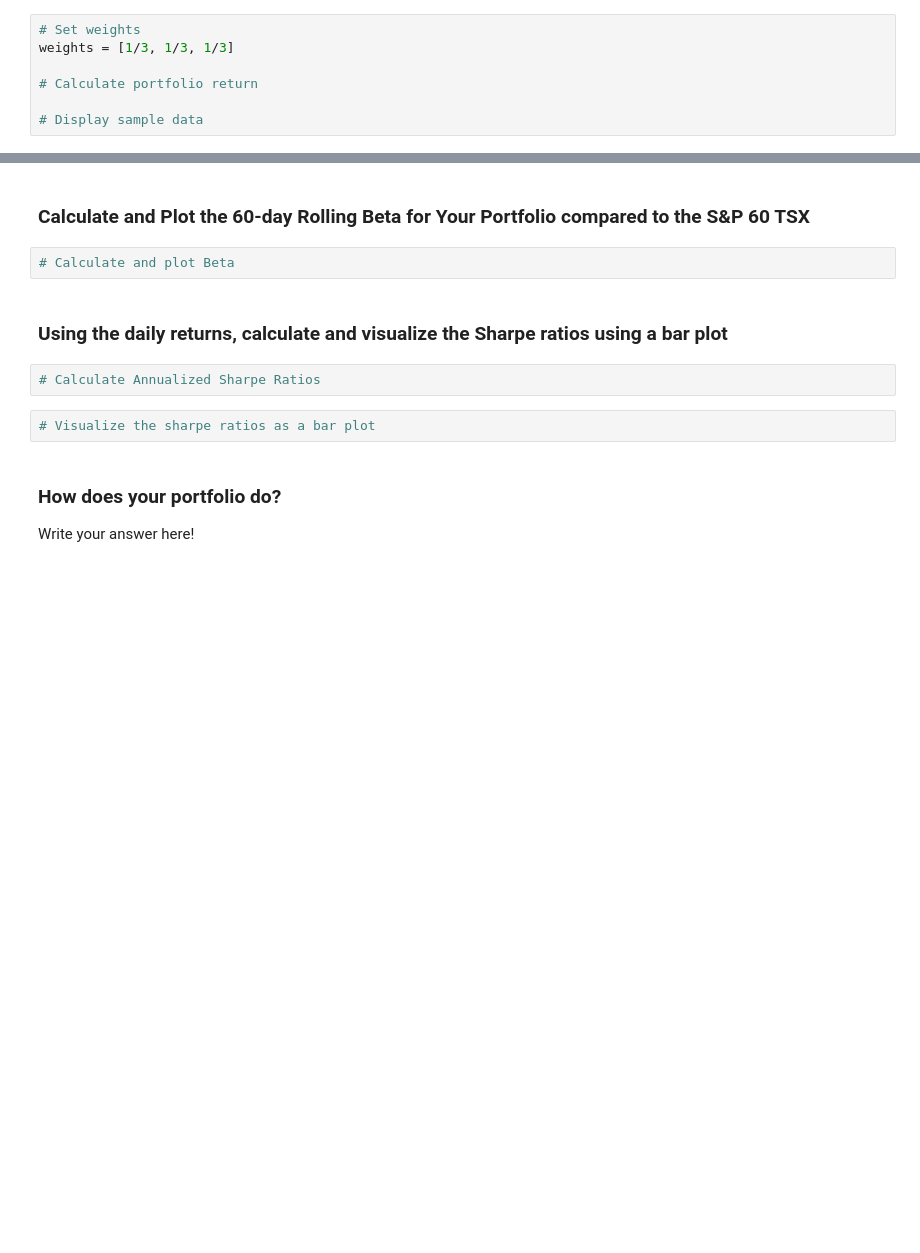
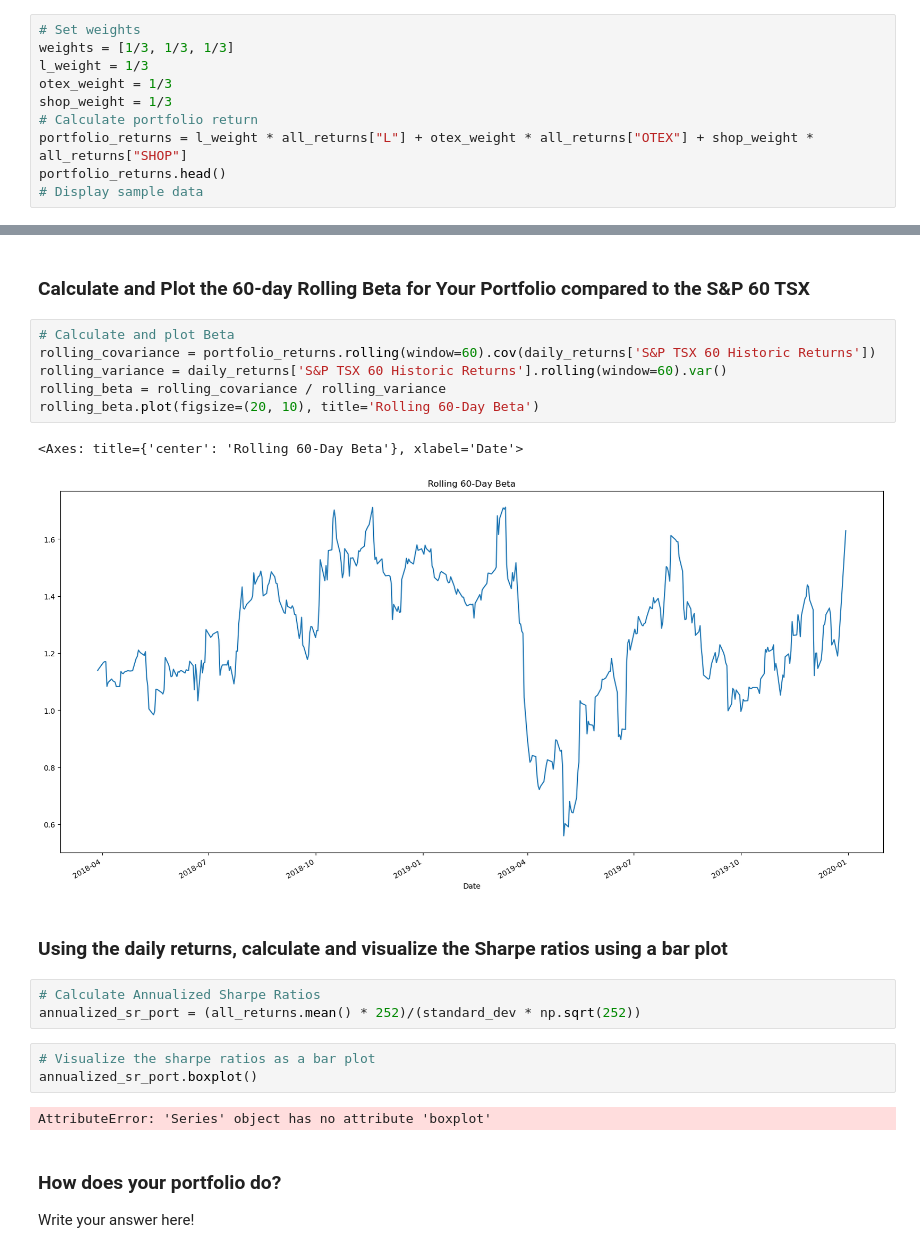
Before and after one commit to emilyblackstein/Module_4_Challenge, a Jupyter notebook: Starter_Code/whale_analysis.ipynb, the cells around one changed output, grey strips where cells are left out. Cells and saved outputs as stored; diff of their text form; blank space fills up the shorter version.

```diff
--- a/Starter_Code/whale_analysis.ipynb
+++ b/Starter_Code/whale_analysis.ipynb
@@ -543,7 +569,10 @@ TypeError: unsupported operand type(s) for /: 'str' and 'str'
 # %%
 # Set weights
 weights = [1/3, 1/3, 1/3]
-
+l_weight = 1/3
+otex_weight = 1/3
+shop_weight = 1/3
 # Calculate portfolio return
-
+portfolio_returns = l_weight * all_returns["L"] + otex_weight * all_returns["OTEX"] + shop_weight * all_returns["SHOP"]
+portfolio_returns.head()
 # Display sample data
@@ -572,13 +636,24 @@ weights = [1/3, 1/3, 1/3]
 # %% [markdown]
 ### Calculate and Plot the 60-day Rolling Beta for Your Portfolio compared to the S&P 60 TSX
-# %%
-# Calculate and plot Beta
+# %%
+# Calculate and plot Beta
+rolling_covariance = portfolio_returns.rolling(window=60).cov(daily_returns['S&P TSX 60 Historic Returns'])
+rolling_variance = daily_returns['S&P TSX 60 Historic Returns'].rolling(window=60).var()
+rolling_beta = rolling_covariance / rolling_variance
+rolling_beta.plot(figsize=(20, 10), title='Rolling 60-Day Beta')
+# %% [output]
+<Axes: title={'center': 'Rolling 60-Day Beta'}, xlabel='Date'>
+[figure, added]
 # %% [markdown]
 ### Using the daily returns, calculate and visualize the Sharpe ratios using a bar plot
 # %%
 # Calculate Annualized Sharpe Ratios
+annualized_sr_port = (all_returns.mean() * 252)/(standard_dev * np.sqrt(252))
 # %%
 # Visualize the sharpe ratios as a bar plot
+annualized_sr_port.boxplot()
+# %% [output]
+AttributeError: 'Series' object has no attribute 'boxplot'
 # %% [markdown]
 ### How does your portfolio do?
 
```
Also changed, not shown: parts of 19 cells of this notebook.
